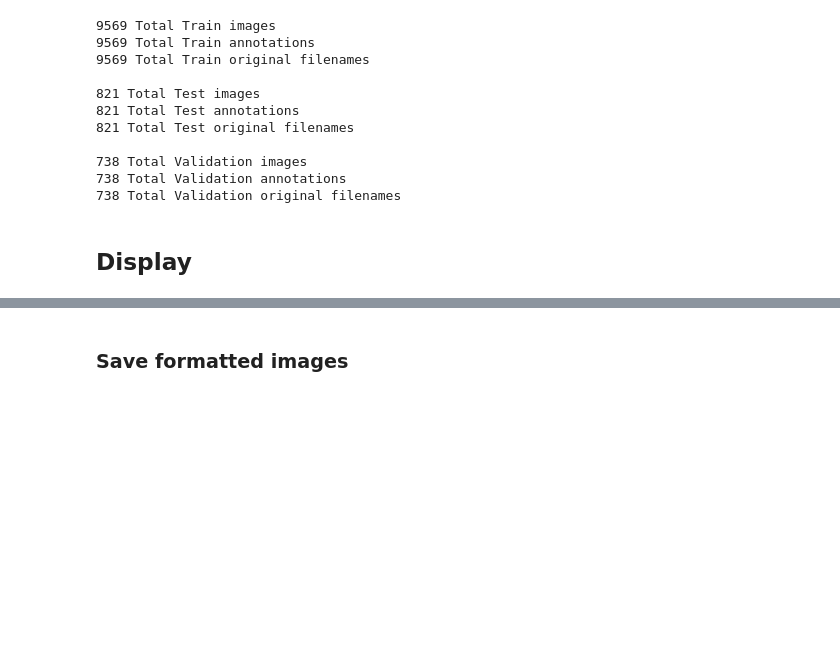
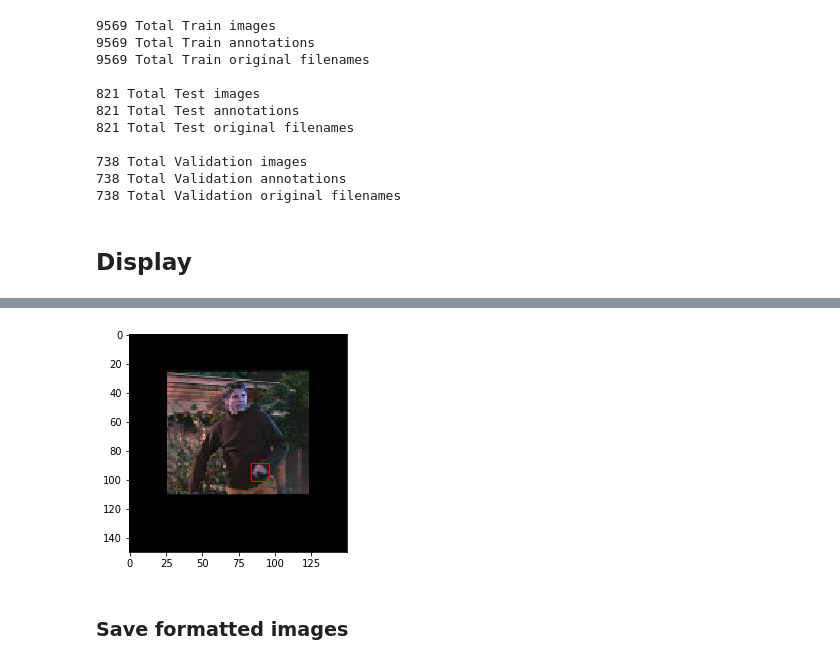
Before and after one commit to kjprice/smu-capstone, a Jupyter notebook: notebooks/Preprocessing/Hands Localization - resize data and annotations.ipynb, the cells around one changed output, grey strips where cells are left out. Cells and saved outputs as stored; diff of their text form; code cells hidden in the pictures; blank space fills up the shorter version.

```diff
--- a/notebooks/Preprocessing/Hands Localization - resize data and annotations.ipynb
+++ b/notebooks/Preprocessing/Hands Localization - resize data and annotations.ipynb
@@ -381,3 +418,9 @@ display_image_with_annotation(first_image, first_annotations_from_first_video)
+# %%
+last_annotations_from_first_video = train_annotations[4]
+last_image = train_images[4]
+display_image_with_annotation(last_image, last_annotations_from_first_video)
+# %% [output]
+[figure, added]
 # %% [markdown]
 ### Save formatted images
 # %%
```
Also changed, not shown: parts of 9 cells of this notebook.
